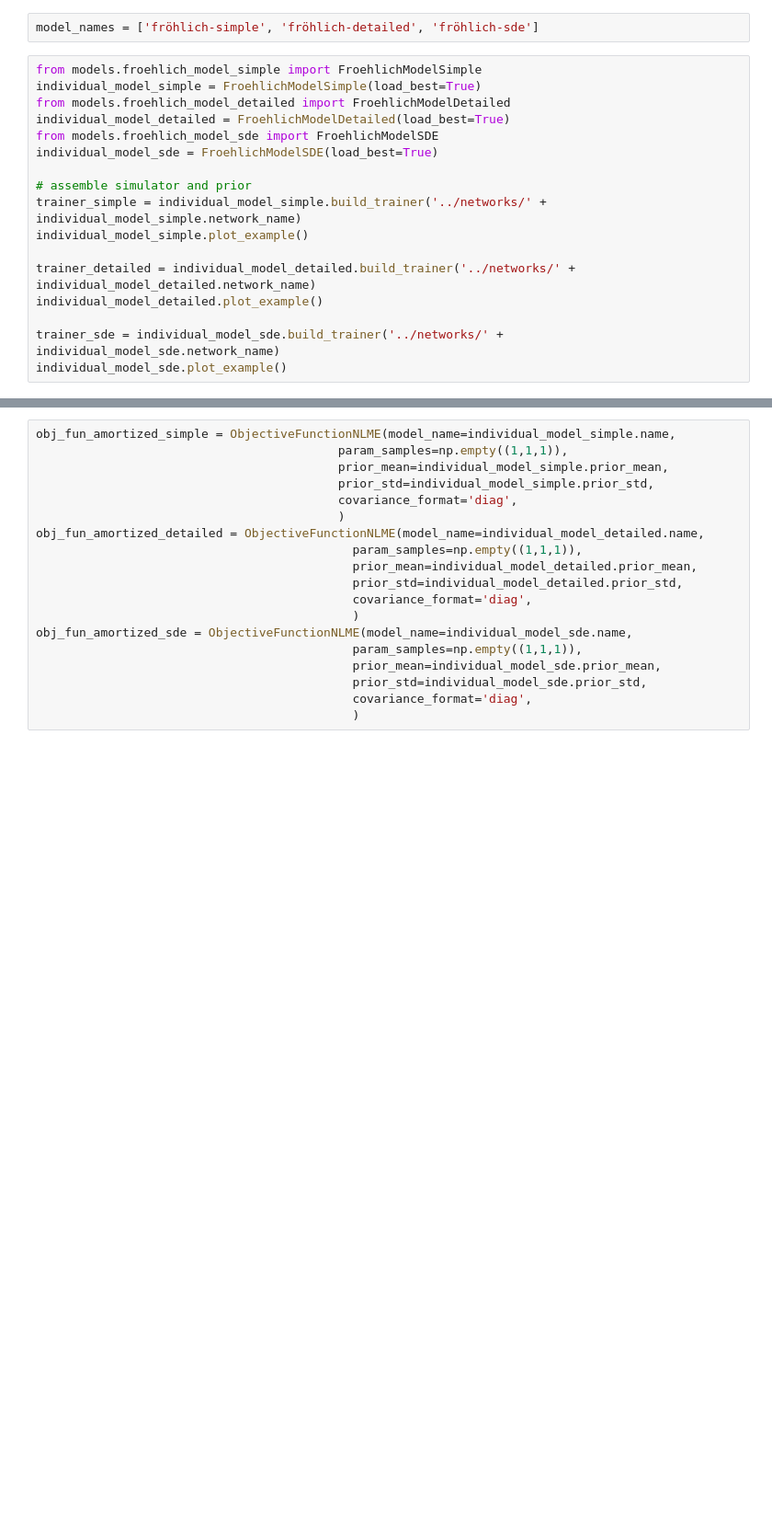
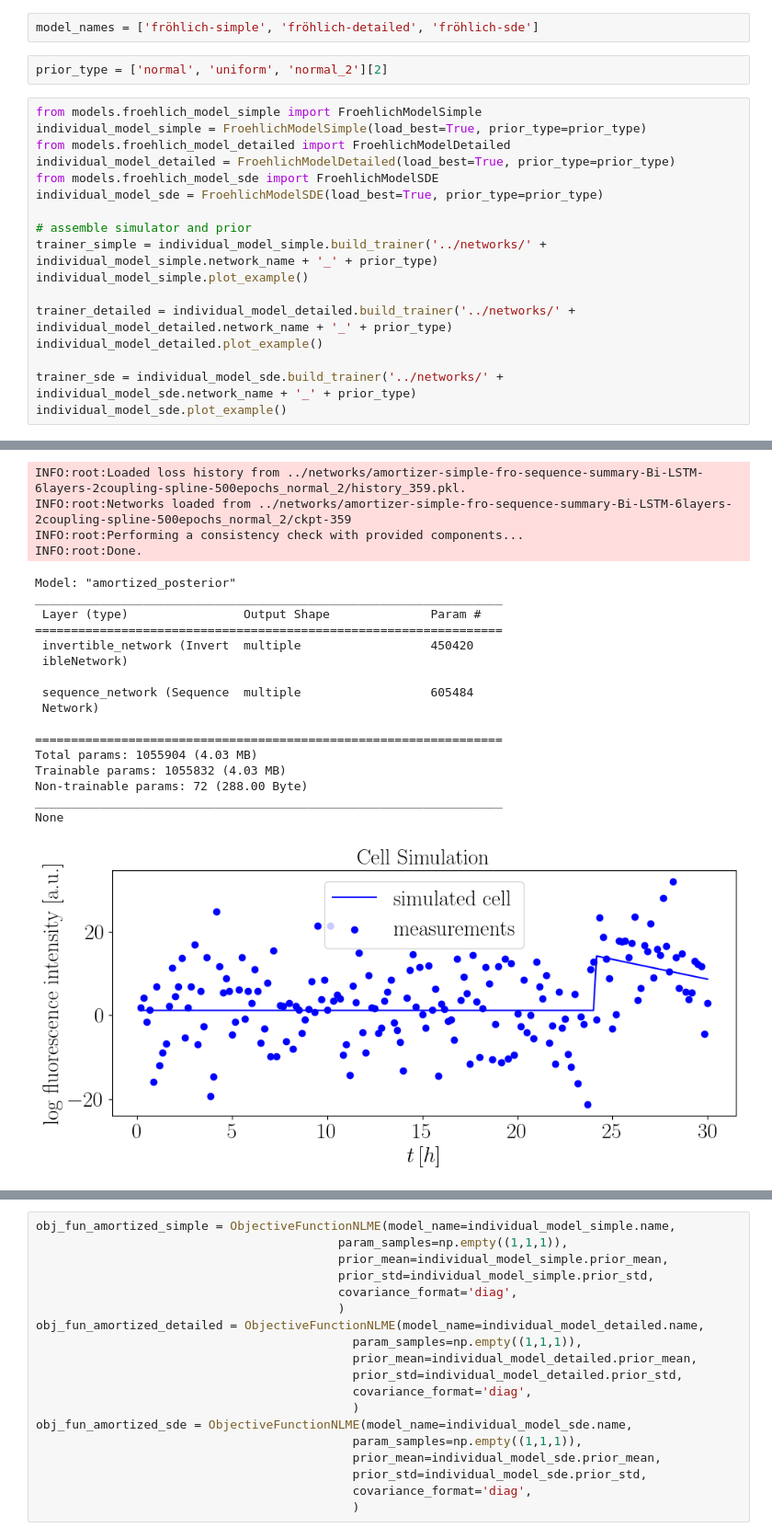
Before and after one commit to arrjon/Amortized-NLME-Models, a Jupyter notebook: Experiments/Check Scalability.ipynb, the cells around one changed output, grey strips where cells are left out. Shown at 92% size. Cells and saved outputs as stored; diff of their text form; blank space fills up the shorter version.

```diff
--- a/Experiments/Check Scalability.ipynb
+++ b/Experiments/Check Scalability.ipynb
@@ -24,20 +24,23 @@ plt.rcParams.update({'font.size': 25,
 colors = ['#1f78b4', '#a6cee3', '#b2df8a', '#33a02c', '#fb9a99']
 # %%
 model_names = ['fröhlich-simple', 'fröhlich-detailed', 'fröhlich-sde']
+# %%
+prior_type = ['normal', 'uniform', 'normal_2'][2]
 # %%
 from models.froehlich_model_simple import FroehlichModelSimple
-individual_model_simple = FroehlichModelSimple(load_best=True)
+individual_model_simple = FroehlichModelSimple(load_best=True, prior_type=prior_type)
 from models.froehlich_model_detailed import FroehlichModelDetailed
-individual_model_detailed = FroehlichModelDetailed(load_best=True)
+individual_model_detailed = FroehlichModelDetailed(load_best=True, prior_type=prior_type)
 from models.froehlich_model_sde import FroehlichModelSDE
-individual_model_sde = FroehlichModelSDE(load_best=True)
+individual_model_sde = FroehlichModelSDE(load_best=True, prior_type=prior_type)
 
 # assemble simulator and prior
-trainer_simple = individual_model_simple.build_trainer('../networks/' + individual_model_simple.network_name)
+trainer_simple = individual_model_simple.build_trainer('../networks/' + individual_model_simple.network_name + '_' + prior_type)
 individual_model_simple.plot_example()
 
-trainer_detailed = individual_model_detailed.build_trainer('../networks/' + individual_model_detailed.network_name)
+trainer_detailed = individual_model_detailed.build_trainer('../networks/' + individual_model_detailed.network_name + '_' + prior_type)
 individual_model_detailed.plot_example()
 
-trainer_sde = individual_model_sde.build_trainer('../networks/' + individual_model_sde.network_name)
+trainer_sde = individual_model_sde.build_trainer('../networks/' + individual_model_sde.network_name + '_' + prior_type)
 individual_model_sde.plot_example()
+# %% [output]
@@ -43,0 +73,21 @@ individual_model_sde.plot_example()
+INFO:root:Loaded loss history from ../networks/amortizer-simple-fro-sequence-summary-Bi-LSTM-6layers-2coupling-spline-500epochs_normal_2/history_359.pkl.
+INFO:root:Networks loaded from ../networks/amortizer-simple-fro-sequence-summary-Bi-LSTM-6layers-2coupling-spline-500epochs_normal_2/ckpt-359
+INFO:root:Performing a consistency check with provided components...
+INFO:root:Done.
+Model: "amortized_posterior"
+_________________________________________________________________
+ Layer (type)                Output Shape              Param #
+=================================================================
+ invertible_network (Invert  multiple                  450420
+ ibleNetwork)
+
+ sequence_network (Sequence  multiple                  605484
+ Network)
+
+=================================================================
+Total params: 1055904 (4.03 MB)
+Trainable params: 1055832 (4.03 MB)
+Non-trainable params: 72 (288.00 Byte)
+_________________________________________________________________
+None
+[figure, added]
```
Also changed, not shown: parts of 5 cells of this notebook, 14 other files.
